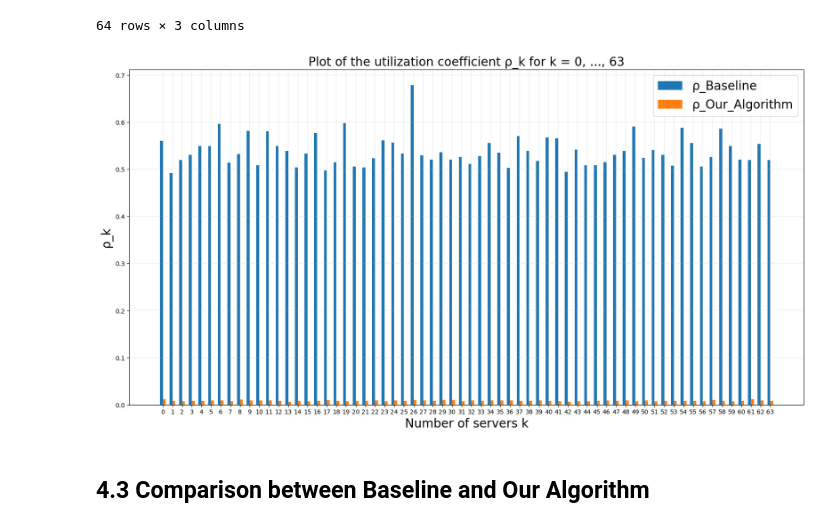
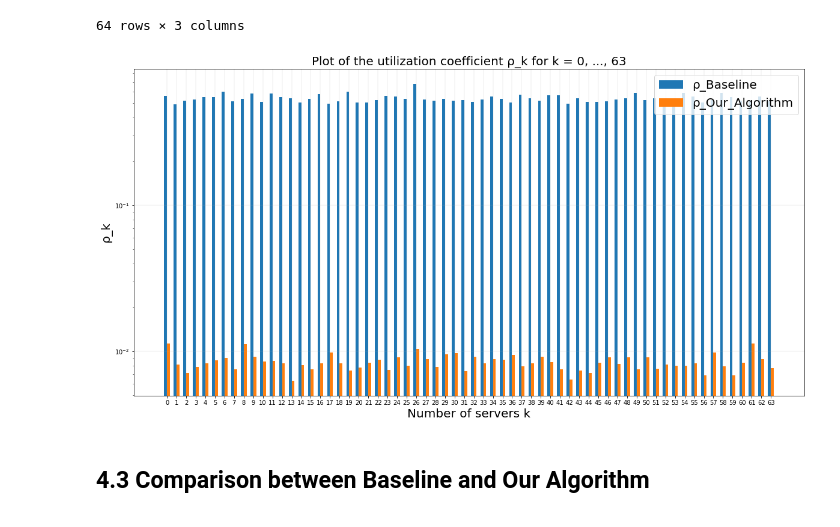
Before and after one commit to maryyyyna/Networking-for-Big-Data-and-Laboratory, a Jupyter notebook: CH2_DataCenter.ipynb, the cells around one changed output. Drawn from its saved outputs; the diff is of its cells as text; code cells hidden in the pictures.

```diff
--- a/CH2_DataCenter.ipynb
+++ b/CH2_DataCenter.ipynb
@@ -9,5 +9,5 @@ from datetime import datetime, timedelta
 import csv
 import itertools
 # %%
-tasks_dataframe = pd.read_csv('/home/michele/Desktop/Data Science/NBD/DC/HW2/Cell_a.csv')
+tasks_dataframe = pd.read_csv(r"C:\Users\Marina\OneDrive\Desktop\Cell_a.csv")
 # %% [markdown]
@@ -527,28 +476,29 @@ plt.show()
 # %%
 ρ_Baseline = ρ_k['ρ Baseline']
 ρ_Our_Algorithm = ρ_k['ρ Our_Algorithm']
 
 index = np.arange(len(ρ_Baseline))
 bar_width = 0.30
 
 fig, ax = plt.subplots(figsize=(20, 10))
 baseline = ax.bar(index, ρ_Baseline , bar_width,
                 label='ρ_Baseline')
 
 our_algorithm = ax.bar(index+bar_width, ρ_Our_Algorithm ,
                  bar_width, label='ρ_Our_Algorithm')
 
 ax.set_xlabel('Number of servers k', fontsize = 20)
 ax.set_ylabel('ρ_k', fontsize = 20)
 ax.set_title('Plot of the utilization coefficient ρ_k for k = 0, ..., 63', fontsize = 20)
 ax.set_xticks(index + bar_width / 2)
 ax.set_xticklabels(ρ_k['Server Number'] , fontsize= 10)
 ax.legend(fontsize = 20)
+plt.yscale('log')
 plt.grid(linewidth=0.2)
 plt.savefig('Utilization.png')
 plt.show()
 # %% [output]
-[figure, old version]
+[figure, new version]
 # %% [markdown]
 ## 4.3 Comparison between Baseline and Our Algorithm
 # %%
```
Also changed, not shown: parts of 21 cells of this notebook, 4 other files.
